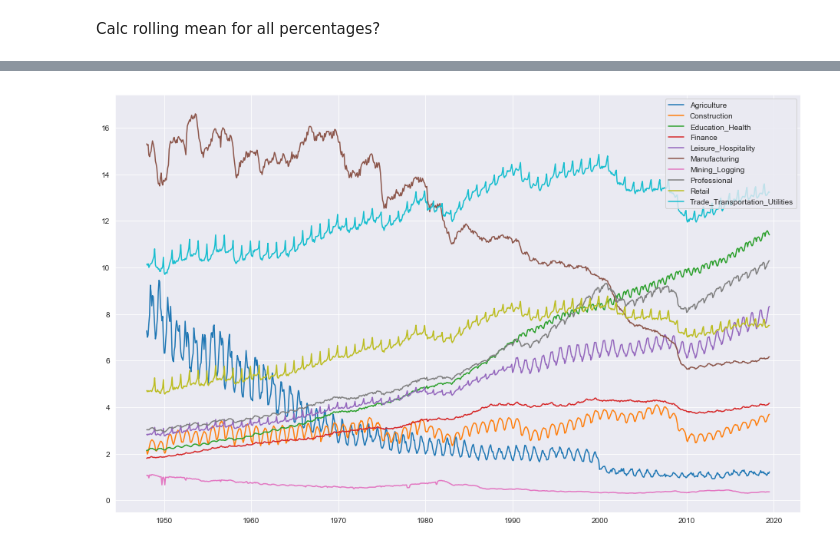
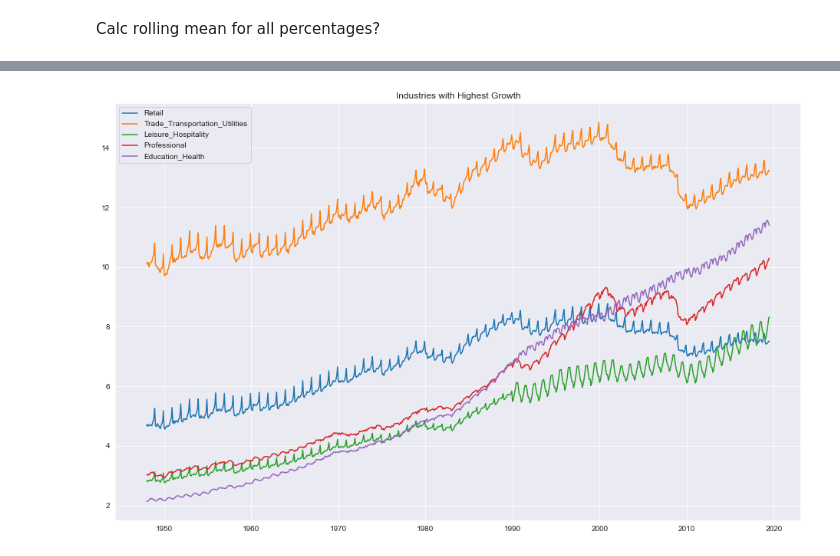
Before and after one commit to zapatos24/Employment_Prediction_LSTM_NN, a Jupyter notebook: mod_7_project.ipynb, the cells around one changed output, grey strips where cells are left out. Saved outputs shown, nothing was run; the diff lists cells and outputs as text; code cells hidden in the pictures.

```diff
--- a/mod_7_project.ipynb
+++ b/mod_7_project.ipynb
@@ -1091,3 +1094,10 @@ full_df['New_Employment_Metric'] = (full_df['Age'])
+# %%
+full_df['Full_time_emp'] = full_df['Full_and_part_time'] - full_df['Part_time_emp']
+full_df['Full_time_%'] = full_df['Full_time_emp'] / full_df['Working_age_pop'] * 100
+# %%
+full_df['New_Employment_Metric'] = (full_df['Full_time_emp'] + \
+                                    full_df['Part_time_emp']*.5 - \
+                                    full_df['SSA_disab']) / full_df['Working_age_pop'] * 100
 # %%
 full_df.info()
 # %% [output]
@@ -1112,3 +1142,15 @@ memory usage: 315.5 KB
 ### Analysis
 # %% [markdown]
 Calc rolling mean for all percentages?
+# %%
+industry_change = {}
+for industry in industries:
+    industry_change.update({industry: full_df['{}_%_of_pop'.format(industry)].iloc[-1] - \
+                            full_df['{}_%_of_pop'.format(industry)].iloc[0]})
+sort_vals = sorted(industry_change.values())
+ordered_industry_list = []
+for val in sort_vals:
+    for key, value in industry_change.items():
+        if val == value:
+            ordered_industry_list.append(key)
+ordered_industry_list
@@ -1114,0 +1168,7 @@ Calc rolling mean for all percentages?
+# %%
+plt.figure(figsize=(16,8))
+for industry in ordered_industry_list[:5]:
+    plt.plot(full_df['{}_%_of_pop'.format(industry)], label=industry)
+plt.legend()
+plt.title('Industries with Lowest Growth')
+plt.show()
@@ -1115,8 +1177,9 @@ Calc rolling mean for all percentages?
 # %%
 plt.figure(figsize=(16,10))
-for industry in industries:
+for industry in ordered_industry_list[5:]:
     plt.plot(full_df['{}_%_of_pop'.format(industry)], label=industry)
 plt.legend()
+plt.title('Industries with Highest Growth')
 plt.show()
 # %% [output]
-[figure, old version]
+[figure, new version]
```
Also changed, not shown: parts of 24 cells of this notebook.
